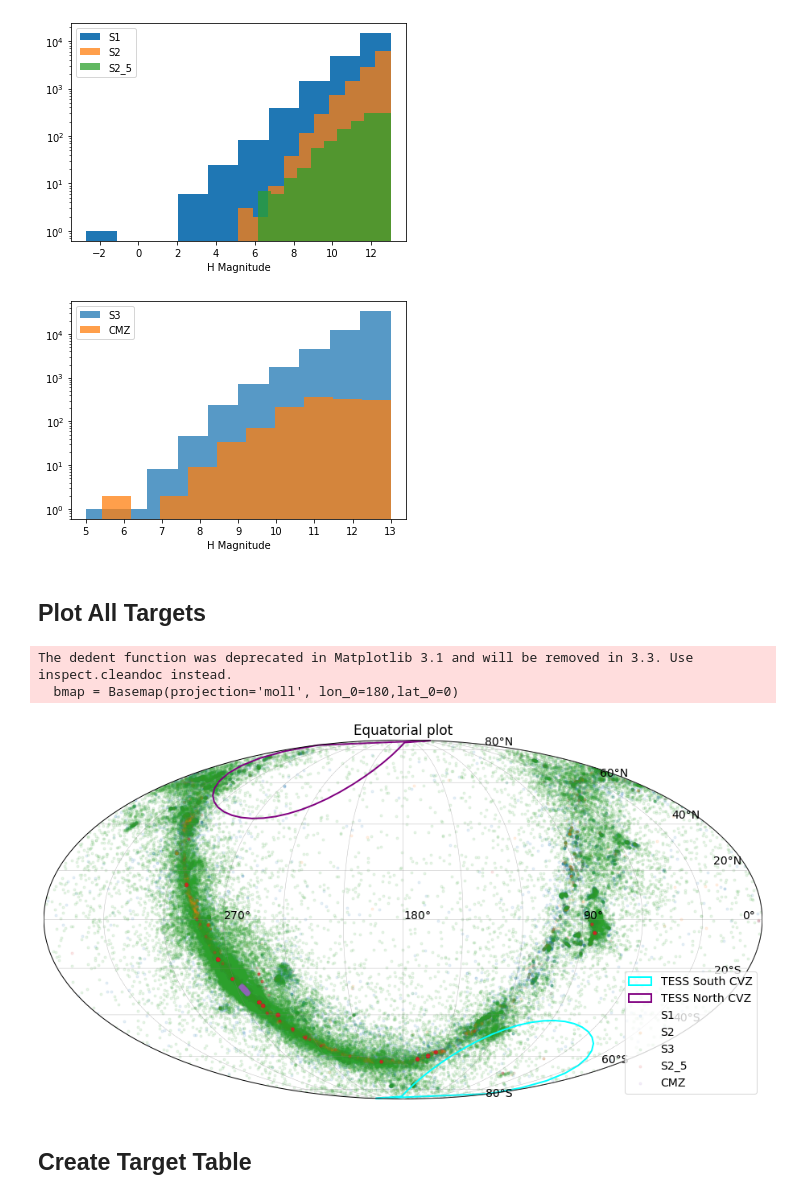
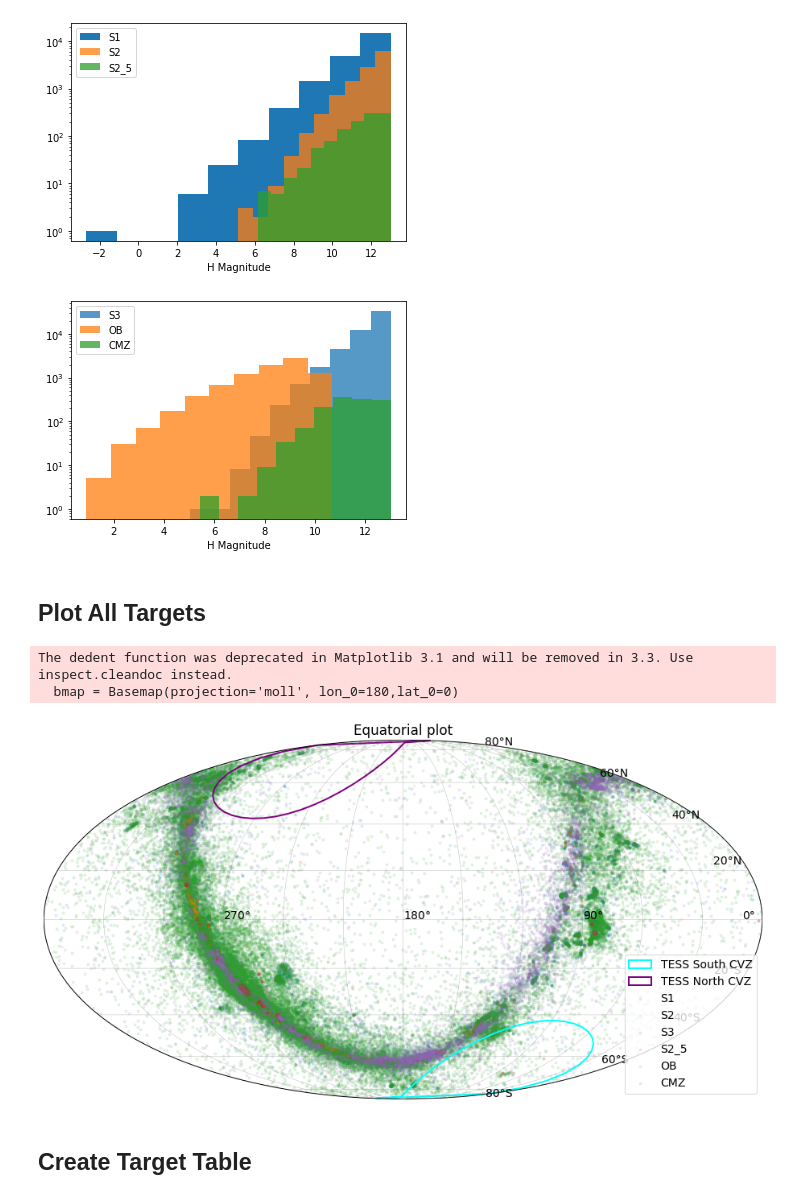
Before and after one commit to William-Zhang-R/SDSS-V-SimTargets, a Jupyter notebook: allsky/YSO Targets.ipynb, the cells around one changed output. Cells and saved outputs as stored; diff of their text form; code cells hidden in the pictures.

```diff
--- a/allsky/YSO Targets.ipynb
+++ b/allsky/YSO Targets.ipynb
@@ -59,13 +59,14 @@ plt.show()
 # %%
 #plt.hist(yso_tab['H_M_2MASS'][(yso_tab['CLUST'] == True)],label='CLUST')
 plt.hist(yso_tab['H_M_2MASS'][(yso_tab['S3'] == True)],label='S3',alpha=0.75)
+plt.hist(yso_tab['H_M_2MASS'][(yso_tab['OB'] == True)],label='OB',alpha=0.75)
 plt.hist(yso_tab['H_M_2MASS'][(yso_tab['CMZ'] == True)],label='CMZ',alpha=0.75)
 plt.yscale('log')
 plt.xlabel('H Magnitude')
 plt.legend()
 plt.show()
 # %% [output]
-[figure, old version]
+[figure, new version]
 # %% [markdown]
 ## Plot All Targets
 # %%
@@ -80,6 +81,8 @@ s3x,s3y = bmap(yso_tab['RA'][(yso_tab['S3'] == True)],yso_tab['DEC'][(yso_tab['S
 bmap.scatter(s3x,s3y,marker='.',label='S3',alpha=0.1)
 s2_5x,s2_5y = bmap(yso_tab['RA'][(yso_tab['S2_5'] == True)],yso_tab['DEC'][(yso_tab['S2_5'] == True)])
 bmap.scatter(s2_5x,s2_5y,marker='.',label='S2_5',alpha=0.1)
+obx,oby = bmap(yso_tab['RA'][(yso_tab['OB'] == True)],yso_tab['DEC'][(yso_tab['OB'] == True)])
+bmap.scatter(obx,oby,marker='.',label='OB',alpha=0.1)
 #clustx,clusty = bmap(yso_tab['RA'][(yso_tab['CLUST'] == True)],yso_tab['DEC'][(yso_tab['CLUST'] == True)])
 #bmap.scatter(clustx,clusty,marker='.',label='CLUST',alpha=0.1)
 cmzx,cmzy = bmap(yso_tab['RA'][(yso_tab['CMZ'] == True)],yso_tab['DEC'][(yso_tab['CMZ'] == True)])
@@ -90,7 +93,7 @@ plt.show()
 # %% [output]
 The dedent function was deprecated in Matplotlib 3.1 and will be removed in 3.3. Use inspect.cleandoc instead.
   bmap = Basemap(projection='moll', lon_0=180,lat_0=0)
-[figure, old version]
+[figure, new version]
 # %% [markdown]
 ## Create Target Table
 # %%
```
Also changed, not shown: parts of 6 cells of this notebook.
